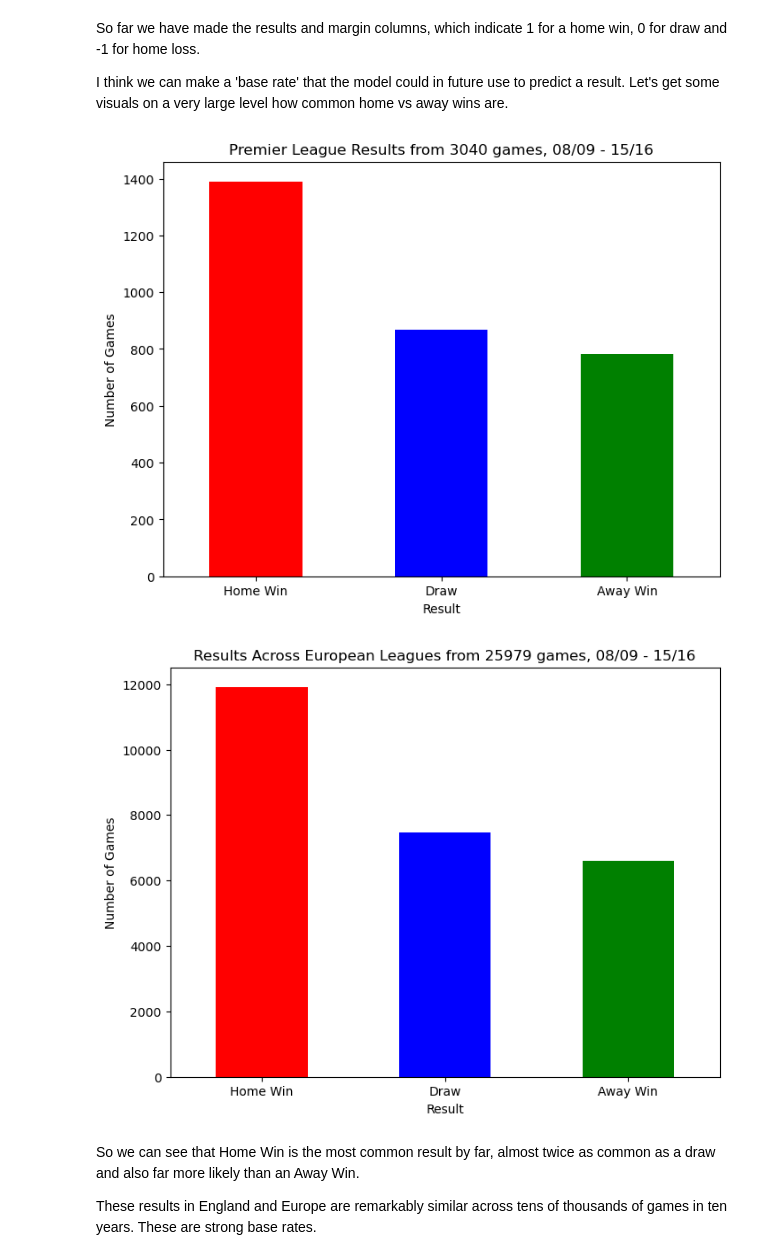
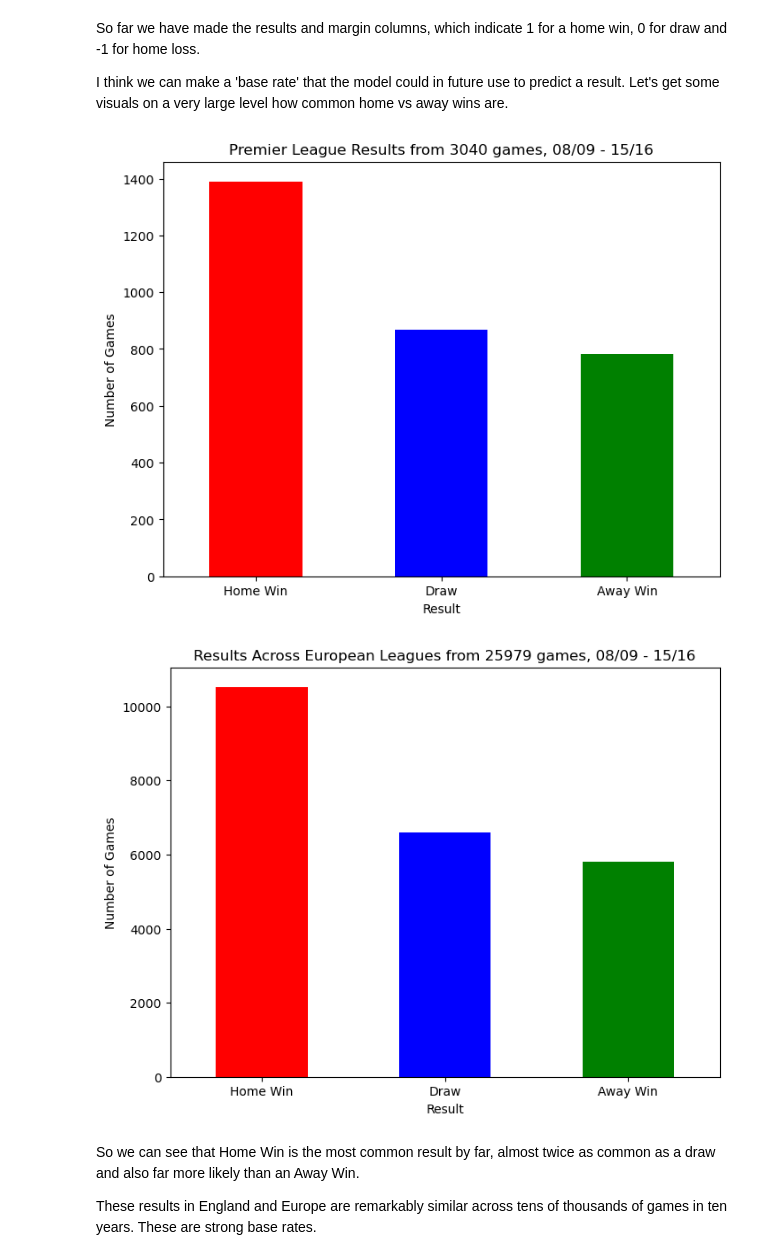
Before and after one commit to tjjdoherty/football-project-mvp, a Jupyter notebook: intro_clean_eda.ipynb, the cells around one changed output. Drawn from its saved outputs; the diff is of its cells as text; code cells hidden in the pictures.

Commit message:
fixing base rate calculations with non epl leagues

```diff
--- a/intro_clean_eda.ipynb
+++ b/intro_clean_eda.ipynb
@@ -100,6 +100,9 @@ with sqlite3.connect('/Users/thomasdoherty/Desktop/football-project/football-dat
     all_matches = pd.read_sql_query("SELECT * from Match", conn)
     all_leagues = pd.read_sql_query("SELECT * from League", conn)
     all_teams = pd.read_sql_query("SELECT * from Team", conn)
+
+    # get matches from outside England (league id 1729) for a base rate W/D/L comparison
+    european_matches = pd.read_sql_query("SELECT * FROM Match WHERE league_id != 1729", conn)
 # %%
 selected_countries = ['England'] # leave this format in case we want to add more countries later
 countries = all_countries[all_countries.name.isin(selected_countries)] # England id is 1729
@@ -166,7 +174,7 @@ prem['season'] = prem['season'].apply(lambda x: x.split('/')[0][2:] + '/' + x.sp
 prem = prem.rename(columns={'home_team_goal': 'Home GS', 'away_team_goal': 'Away GS', 'home_team_api_id': 'Home ID', 'away_team_api_id': 'Away ID'})
 
 # the same for all_matches
-all_matches = all_matches.rename(columns={'home_team_goal': 'Home GS', 'away_team_goal': 'Away GS', 'home_team_api_id': 'Home ID', 'away_team_api_id': 'Away ID'})
+european_matches = european_matches.rename(columns={'home_team_goal': 'Home GS', 'away_team_goal': 'Away GS', 'home_team_api_id': 'Home ID', 'away_team_api_id': 'Away ID'})
 
 # cast the date column to datetime
 prem['date'] = pd.to_datetime(prem['date'])
@@ -224,6 +232,6 @@ prem.insert(9, 'Result', np.sign(prem['Home GS'] - prem['Away GS']))
 prem.insert(10, 'Margin', prem['Home GS'] - prem['Away GS'])
 
 # same with the all_matches table
-all_matches.insert(9, 'Result', np.sign(all_matches['Home GS'] - all_matches['Away GS']))
+european_matches.insert(9, 'Result', np.sign(european_matches['Home GS'] - european_matches['Away GS']))
 
-all_matches.insert(10, 'Margin', all_matches['Home GS'] - all_matches['Away GS'])
+european_matches.insert(10, 'Margin', european_matches['Home GS'] - european_matches['Away GS'])
@@ -246,27 +259,27 @@ I think we can make a 'base rate' that the model could in future use to predict
 # %%
 import matplotlib.pyplot as plt
 
 # First figure for the 'prem' dataframe
 plt.figure(figsize=(8, 6))
 prem['Result'].value_counts().plot(kind='bar', color=['red', 'blue', 'green'])
 plt.xticks(ticks=[0, 1, 2], labels=['Home Win', 'Draw', 'Away Win'], rotation=0)
 plt.ylabel('Number of Games')
 plt.title('Premier League Results from 3040 games, 08/09 - 15/16')
 plt.show()
 
 # Second figure for the 'all_matches' dataframe
 plt.figure(figsize=(8, 6))
-all_matches['Result'].value_counts().plot(kind='bar', color=['red', 'blue', 'green'])
+european_matches['Result'].value_counts().plot(kind='bar', color=['red', 'blue', 'green'])
 plt.xticks(ticks=[0, 1, 2], labels=['Home Win', 'Draw', 'Away Win'], rotation=0)
 # label y axis with total number of games - 25979
 plt.ylabel('Number of Games')
 
 # title - Results Across European Leagues from 25979 games, 08/09 - 15/16
 plt.title('Results Across European Leagues from 25979 games, 08/09 - 15/16')
 plt.show()
 # %% [output]
 [figure]
-[figure, old version]
+[figure, new version]
 # %%
 import plotly.express as px
 from plotly.subplots import make_subplots
```
Also changed, not shown: parts of 12 cells of this notebook.
